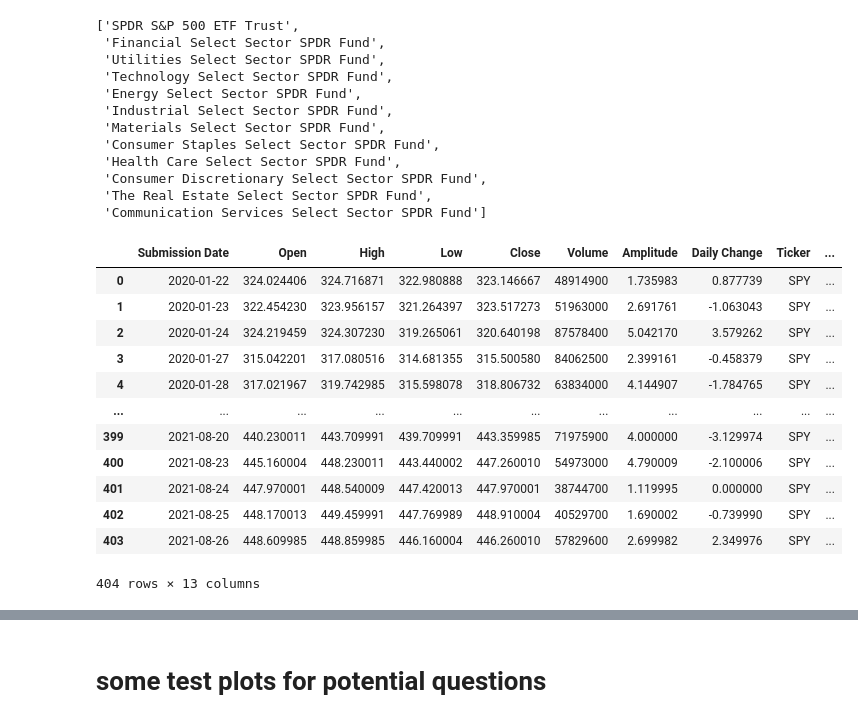
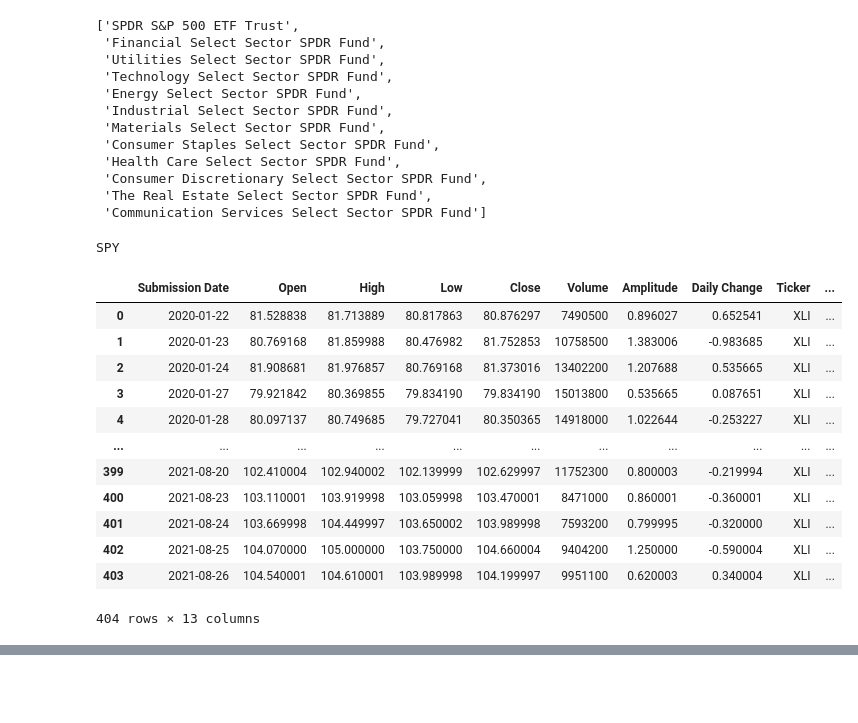
Before and after one commit to dmtiblin/Project-1, a Jupyter notebook: Galen/project 1 test/sp500test.ipynb, the cells around one changed output, grey strips where cells are left out. Saved outputs shown, nothing was run; the diff lists cells and outputs as text; code cells hidden in the pictures; blank space fills up the shorter version.

```diff
--- a/Galen/project 1 test/sp500test.ipynb
+++ b/Galen/project 1 test/sp500test.ipynb
@@ -108,21 +122,23 @@ for df in histlist:
     combo = pd.merge(df, covid_df_grouped_date, on='Submission Date', how='inner')
     combo_list.append(combo)
 # %%
-combo_list[0]
+print(tickerlist[0])
+combo_list[5]
 # %% [output]
+SPY
 |  | Submission Date | Open | High | Low | Close | Volume | Amplitude | Daily Change | Ticker | ... |
-| 0 | 2020-01-22 | 324.024406 | 324.716871 | 322.980888 | 323.146667 | 48914900 | 1.735983 | 0.877739 | SPY | ... |
-| 1 | 2020-01-23 | 322.454230 | 323.956157 | 321.264397 | 323.517273 | 51963000 | 2.691761 | -1.063043 | SPY | ... |
-| 2 | 2020-01-24 | 324.219459 | 324.307230 | 319.265061 | 320.640198 | 87578400 | 5.042170 | 3.579262 | SPY | ... |
-| 3 | 2020-01-27 | 315.042201 | 317.080516 | 314.681355 | 315.500580 | 84062500 | 2.399161 | -0.458379 | SPY | ... |
-| 4 | 2020-01-28 | 317.021967 | 319.742985 | 315.598078 | 318.806732 | 63834000 | 4.144907 | -1.784765 | SPY | ... |
+| 0 | 2020-01-22 | 81.528838 | 81.713889 | 80.817863 | 80.876297 | 7490500 | 0.896027 | 0.652541 | XLI | ... |
+| 1 | 2020-01-23 | 80.769168 | 81.859988 | 80.476982 | 81.752853 | 10758500 | 1.383006 | -0.983685 | XLI | ... |
+| 2 | 2020-01-24 | 81.908681 | 81.976857 | 80.769168 | 81.373016 | 13402200 | 1.207688 | 0.535665 | XLI | ... |
+| 3 | 2020-01-27 | 79.921842 | 80.369855 | 79.834190 | 79.834190 | 15013800 | 0.535665 | 0.087651 | XLI | ... |
+| 4 | 2020-01-28 | 80.097137 | 80.749685 | 79.727041 | 80.350365 | 14918000 | 1.022644 | -0.253227 | XLI | ... |
 | ... | ... | ... | ... | ... | ... | ... | ... | ... | ... | ... |
-| 399 | 2021-08-20 | 440.230011 | 443.709991 | 439.709991 | 443.359985 | 71975900 | 4.000000 | -3.129974 | SPY | ... |
-| 400 | 2021-08-23 | 445.160004 | 448.230011 | 443.440002 | 447.260010 | 54973000 | 4.790009 | -2.100006 | SPY | ... |
-| 401 | 2021-08-24 | 447.970001 | 448.540009 | 447.420013 | 447.970001 | 38744700 | 1.119995 | 0.000000 | SPY | ... |
-| 402 | 2021-08-25 | 448.170013 | 449.459991 | 447.769989 | 448.910004 | 40529700 | 1.690002 | -0.739990 | SPY | ... |
-| 403 | 2021-08-26 | 448.609985 | 448.859985 | 446.160004 | 446.260010 | 57829600 | 2.699982 | 2.349976 | SPY | ... |
+| 399 | 2021-08-20 | 102.410004 | 102.940002 | 102.139999 | 102.629997 | 11752300 | 0.800003 | -0.219994 | XLI | ... |
+| 400 | 2021-08-23 | 103.110001 | 103.919998 | 103.059998 | 103.470001 | 8471000 | 0.860001 | -0.360001 | XLI | ... |
+| 401 | 2021-08-24 | 103.669998 | 104.449997 | 103.650002 | 103.989998 | 7593200 | 0.799995 | -0.320000 | XLI | ... |
+| 402 | 2021-08-25 | 104.070000 | 105.000000 | 103.750000 | 104.660004 | 9404200 | 1.250000 | -0.590004 | XLI | ... |
+| 403 | 2021-08-26 | 104.540001 | 104.610001 | 103.989998 | 104.199997 | 9951100 | 0.620003 | 0.340004 | XLI | ... |
-404 rows × 13 columns
+404 rows × 13 columns
 # %%
 # test plotting with matplotlib
 plt.figure()
@@ -154,2 +157,0 @@ axs = []
-# %% [markdown]
-# some test plots for potential questions
```
Also changed, not shown: parts of 18 cells of this notebook, 1 other file.
